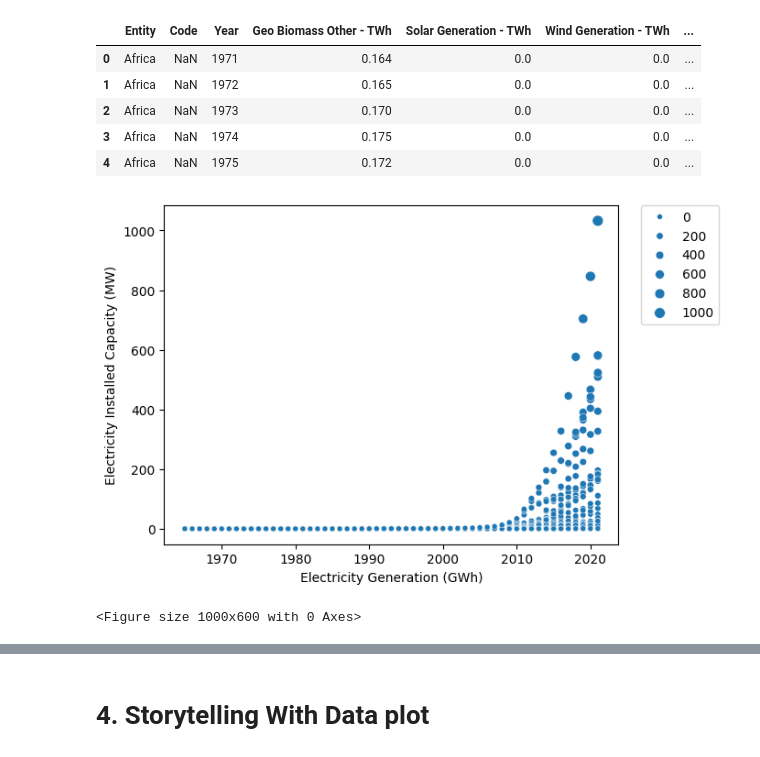
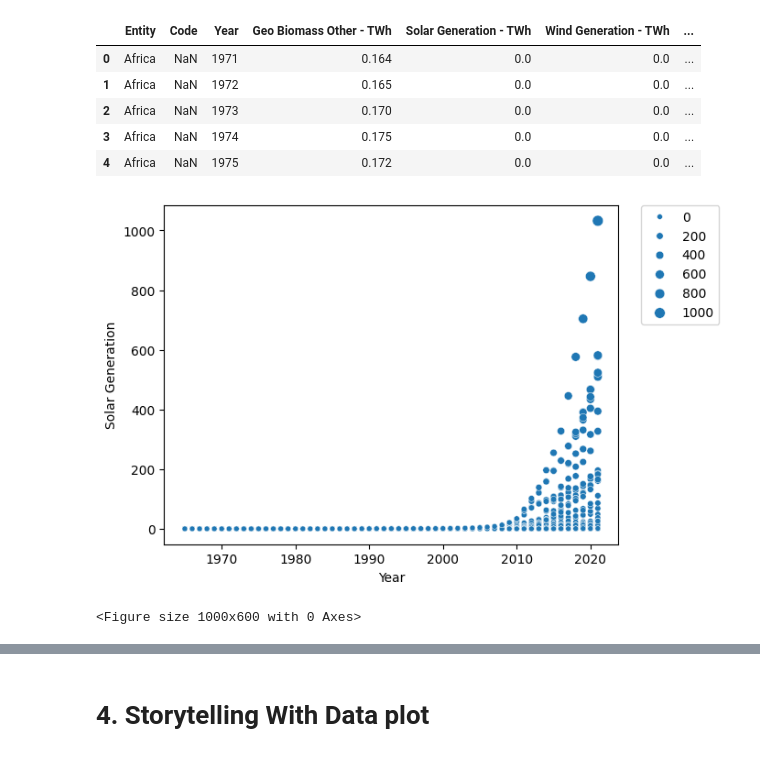
Before and after one commit to bu-sohan/AI-for-Leaders-Spring-2025, a Jupyter notebook: Week9.ipynb, the cells around one changed output, grey strips where cells are left out. Drawn from its saved outputs; the diff is of its cells as text; code cells hidden in the pictures.

```diff
--- a/Week9.ipynb
+++ b/Week9.ipynb
@@ -208,18 +219,18 @@ Index(['Entity', 'Code', 'Year', 'Geo Biomass Other - TWh',
 | 2 | Africa | NaN | 1973 | 0.170 | 0.0 | 0.0 | ... |
 | 3 | Africa | NaN | 1974 | 0.175 | 0.0 | 0.0 | ... |
 | 4 | Africa | NaN | 1975 | 0.172 | 0.0 | 0.0 | ... |
-# %%
-#My dataset lacks two categorical variables. So, I am only doing a bubble plot here.df_ren2
-# Bubble plot of three numeric values
-
-ax = sns.scatterplot(data = df_ren2, x = "Year", y = "Solar Generation - TWh", size = "Solar Generation - TWh")
-
-plt.figure(figsize=(10, 6))
-ax.set_xlabel("Electricity Generation (GWh)")
-ax.set_ylabel("Electricity Installed Capacity (MW)")
-ax.legend(bbox_to_anchor=(1.05, 1), loc='upper left', borderaxespad=0)
-plt.tight_layout()
-plt.show()
-# %% [output]
-[figure, removed]
-<Figure size 1000x600 with 0 Axes>
+# %%
+#My dataset lacks two categorical variables. So, I am only doing a bubble plot here.df_ren2
+# Bubble plot of three numeric values
+
+ax = sns.scatterplot(data = df_ren2, x = "Year", y = "Solar Generation - TWh", size = "Solar Generation - TWh")
+
+plt.figure(figsize=(10, 6))
+ax.set_xlabel("Year")
+ax.set_ylabel("Solar Generation")
+ax.legend(bbox_to_anchor=(1.05, 1), loc='upper left', borderaxespad=0)
+plt.tight_layout()
+plt.show()
+# %% [output]
+[figure, added]
+<Figure size 1000x600 with 0 Axes>
```
Also changed, not shown: parts of 28 cells of this notebook.
